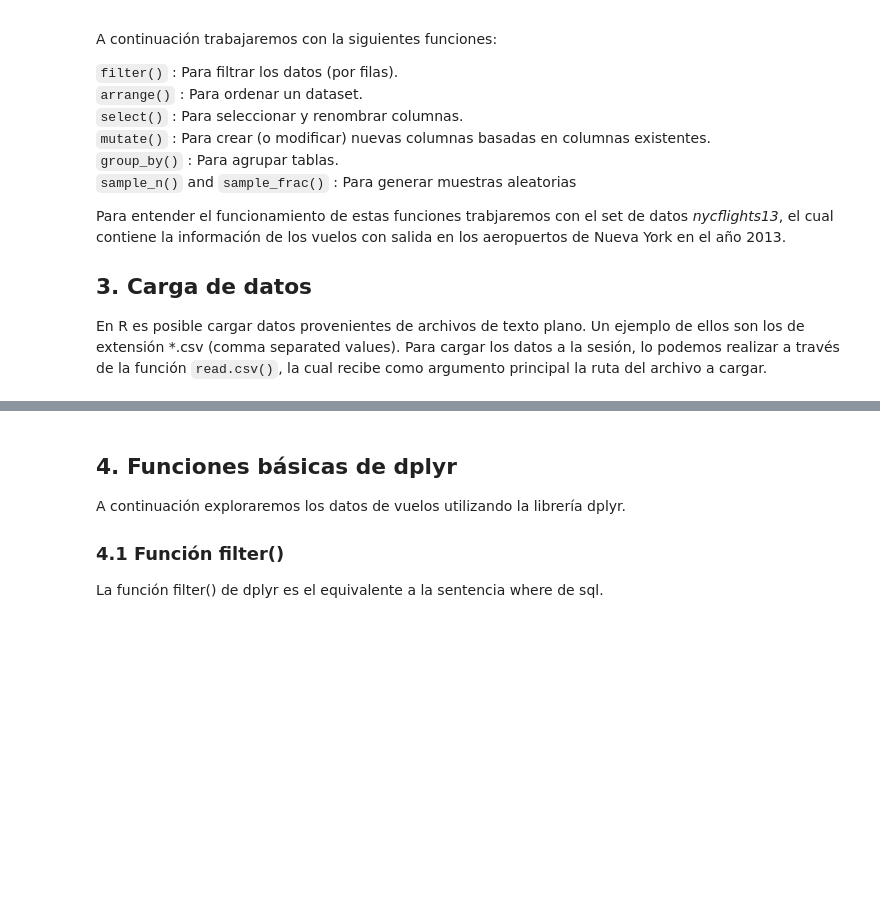
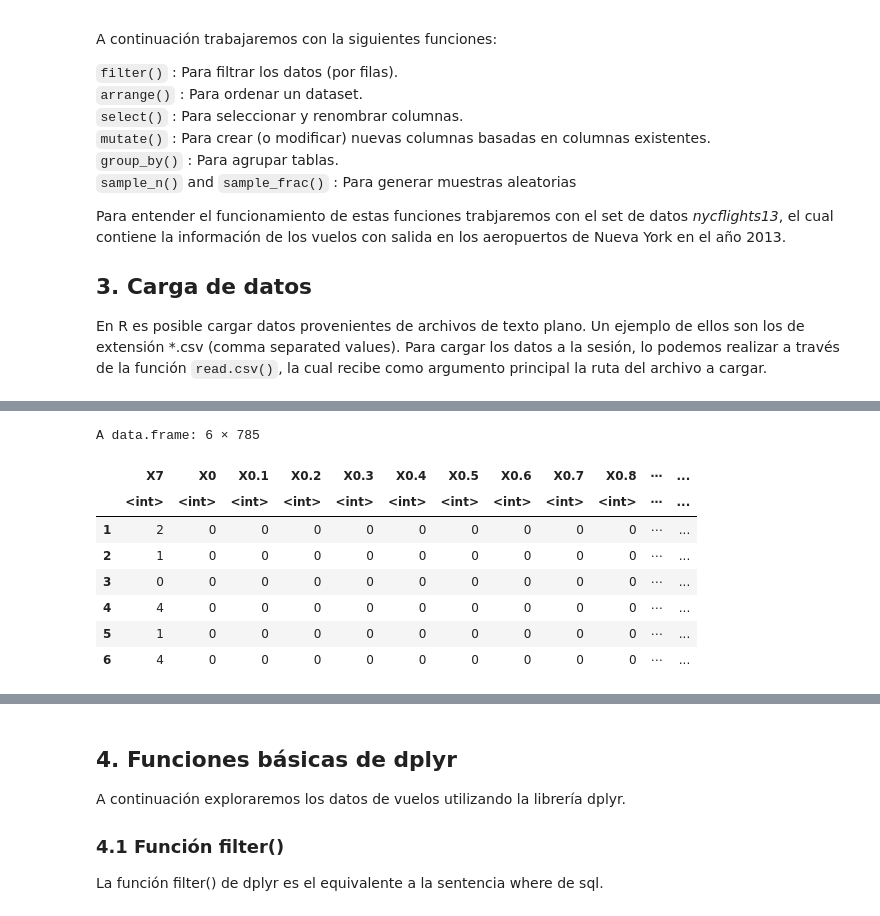
Before and after one commit to majorquev/DBDC_202507_Programacion_en_R_para_ciencia_de_datos, a Jupyter notebook: Clases/Clase3/Clase3_01_manipulacion_de_tablas_I.ipynb, the cells around one changed output, grey strips where cells are left out. Saved outputs shown, nothing was run; the diff lists cells and outputs as text; code cells hidden in the pictures; blank space fills up the shorter version.

```diff
--- a/Clases/Clase3/Clase3_01_manipulacion_de_tablas_I.ipynb
+++ b/Clases/Clase3/Clase3_01_manipulacion_de_tablas_I.ipynb
@@ -51,0 +262,15 @@ getwd()
+# %%
+#Si quisiérmaos cargar un archivo que no está en el directorio de trabajo
+otro_csv <- read.csv("./sample_data/mnist_test.csv")
+# %%
+head(otro_csv)
+# %% [output]
+A data.frame: 6 × 785
+|  | X7 | X0 | X0.1 | X0.2 | X0.3 | X0.4 | X0.5 | X0.6 | X0.7 | X0.8 | ⋯ | ... |
+|  | <int> | <int> | <int> | <int> | <int> | <int> | <int> | <int> | <int> | <int> | ⋯ | ... |
+| 1 | 2 | 0 | 0 | 0 | 0 | 0 | 0 | 0 | 0 | 0 | ⋯ | ... |
+| 2 | 1 | 0 | 0 | 0 | 0 | 0 | 0 | 0 | 0 | 0 | ⋯ | ... |
+| 3 | 0 | 0 | 0 | 0 | 0 | 0 | 0 | 0 | 0 | 0 | ⋯ | ... |
+| 4 | 4 | 0 | 0 | 0 | 0 | 0 | 0 | 0 | 0 | 0 | ⋯ | ... |
+| 5 | 1 | 0 | 0 | 0 | 0 | 0 | 0 | 0 | 0 | 0 | ⋯ | ... |
+| 6 | 4 | 0 | 0 | 0 | 0 | 0 | 0 | 0 | 0 | 0 | ⋯ | ... |
```
Also changed, not shown: parts of 20 cells of this notebook.
